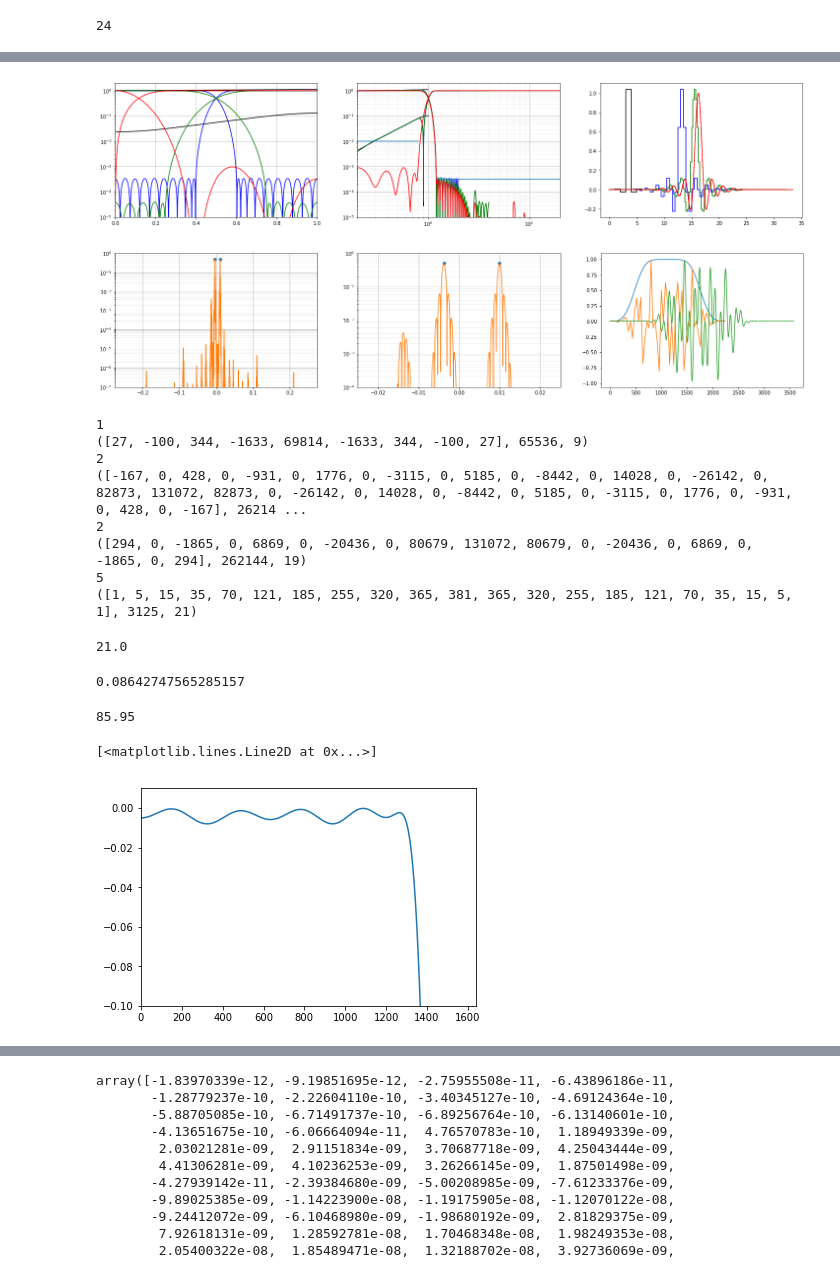
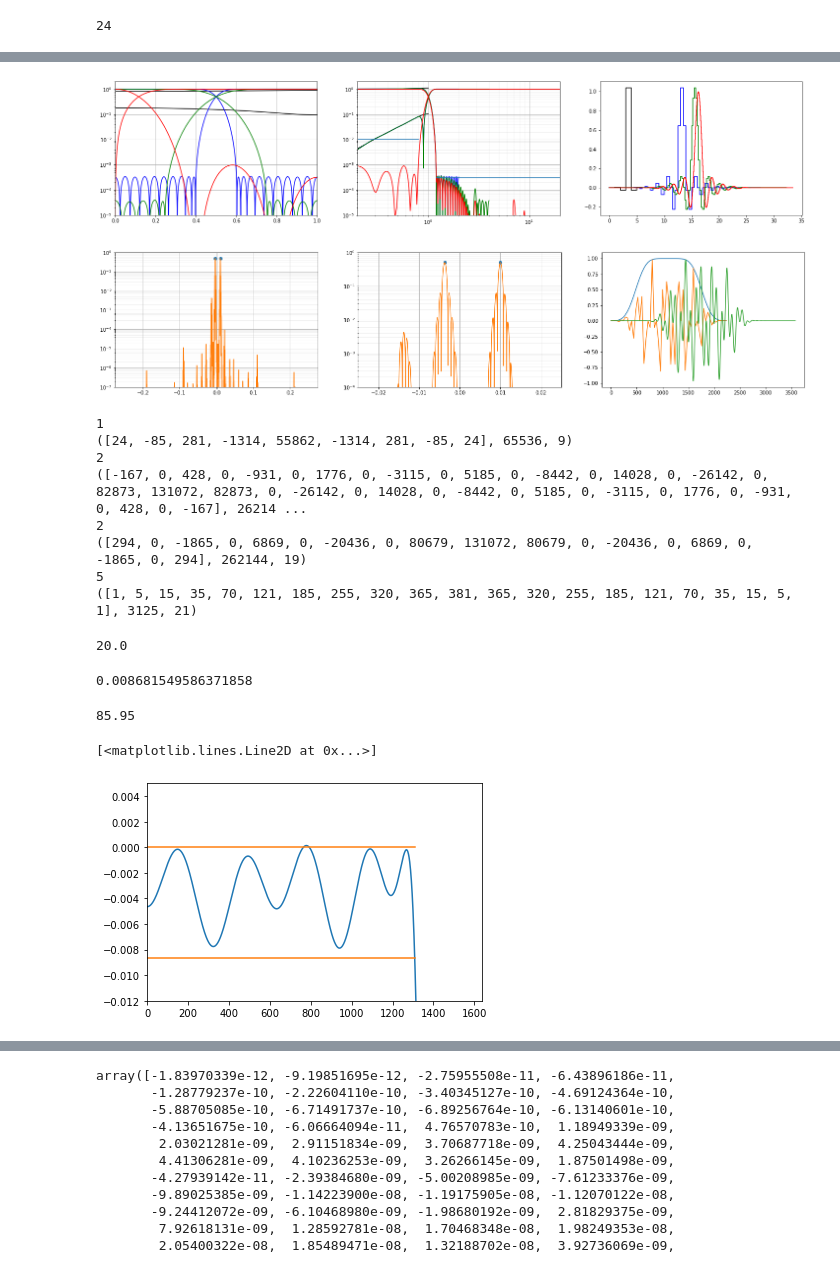
Before and after one commit to quartiq/phaser, a Jupyter notebook: filter.ipynb, the cells around one changed output, grey strips where cells are left out. Cells and saved outputs as stored; diff of their text form; code cells hidden in the pictures.

Commit message:
filter: ciccomp dc gain

```diff
--- a/filter.ipynb
+++ b/filter.ipynb
@@ -362,7 +362,7 @@ FIR(f(b)).plot_freq(plt.gca())
 # %%
 # CIC droop compensation filter
 
-s = np.linspace(1e-9, .4*2, 15)
+s = np.linspace(1e-9, .4*2*1.02, 31)
 
 rm, n, k = 4, 7, 8*2
 h = (np.sin(np.pi*rm*s/k)/(rm*np.sin(np.pi*s/k)))**n
@@ -389,10 +389,10 @@ ciccomp = FIR(signal.firls(
     1/np.absolute(np.repeat(h, 2)[1:-1])
 ))
 #ciccomp.b /= ciccomp.b.sum()
-ciccomp.b *= .9995*(2.**7/5**3)
+ciccomp.b *= .9995*(2.**9/5**4)
 #ciccomp.b *= 1/ciccomp.b[len(ciccomp.b)//2]
 ciccomp.quantize(1 << 16)
 #ciccomp.b[3] -= 3
-FIR(Gain(5**3/2.**7)(ciccomp([1.]))).plot_freq(plt.gca(), inset=False)
+FIR(Gain(5**4/2.**9)(ciccomp([1.]))).plot_freq(plt.gca(), inset=False)
 ciccomp.b, ciccomp.a
 # %% [output]
@@ -512,7 +512,7 @@ steps = [
     #US(4), CIC(4, 1, 7), DS(3), US(8), CIC(8, 1, 6)
     ]
 steps = [
-    Gain(5**3/2.**7),  # compensate ciccomp+cic+shift gain
+    Gain(5**4/2.**9),  # compensate ciccomp+cic+shift gain
     # 1/10
     ciccomp,
     # 1/10
@@ -588,7 +588,7 @@ ax[1].set_xlim(-1/t0, 1/t0)
 ax[1].grid()
 ax[1].grid(which="minor", alpha=.2);
 # %% [output]
-[figure, old version]
+[figure, new version]
 [figure]
 # %%
 for step in steps:
@@ -598,7 +598,7 @@ for step in steps:
         print(step.rate)
 # %% [output]
 1
-([27, -100, 344, -1633, 69814, -1633, 344, -100, 27], 65536, 9)
+([24, -85, 281, -1314, 55862, -1314, 281, -85, 24], 65536, 9)
 2
 ([-167, 0, 428, 0, -931, 0, 1776, 0, -3115, 0, 5185, 0, -8442, 0, 14028, 0, -26142, 0, 82873, 131072, 82873, 0, -26142, 0, 14028, 0, -8442, 0, 5185, 0, -3115, 0, 1776, 0, -931, 0, 428, 0, -167], 26214 ...
 2
@@ -607,14 +607,14 @@ for step in steps:
 ([1, 5, 15, 35, 70, 121, 185, 255, 320, 365, 381, 365, 320, 255, 185, 121, 70, 35, 15, 5, 1], 3125, 21)
 # %%
 # usable bandwidth
-1/(10*4e-3)*.84
+1/(10*4e-3)*.8
 # %% [output]
-21.0
+20.0
 # %%
 # flatness
-20*np.log10(1.01)
+20*np.log10(1.001)
 # %% [output]
-0.08642747565285157
+0.008681549586371858
 # %%
 # quantization snr
 1.67+6.02*14
@@ -622,12 +622,13 @@ for step in steps:
 85.95
 # %%
 #plt.xscale("log")
-plt.ylim(-.1, .01)
+plt.ylim(-.012, .005)
 plt.xlim(0, (1<<16)/(2*r))
 plt.plot(20*np.log10(np.absolute(np.fft.rfft(x/r, 1<<16))))
+plt.plot(np.array([0, .4, np.nan, 0, .4])/20.*(1<<16), 20*np.log10([1-1e-3, 1-1e-3, np.nan, 1, 1]))
 # %% [output]
 [<matplotlib.lines.Line2D at 0x...>]
-[figure, old version]
+[figure, new version]
 # %%
 plt.xscale("log")
 plt.xlabel("f (f_DAC)")
```
Also changed, not shown: parts of 9 cells of this notebook.
